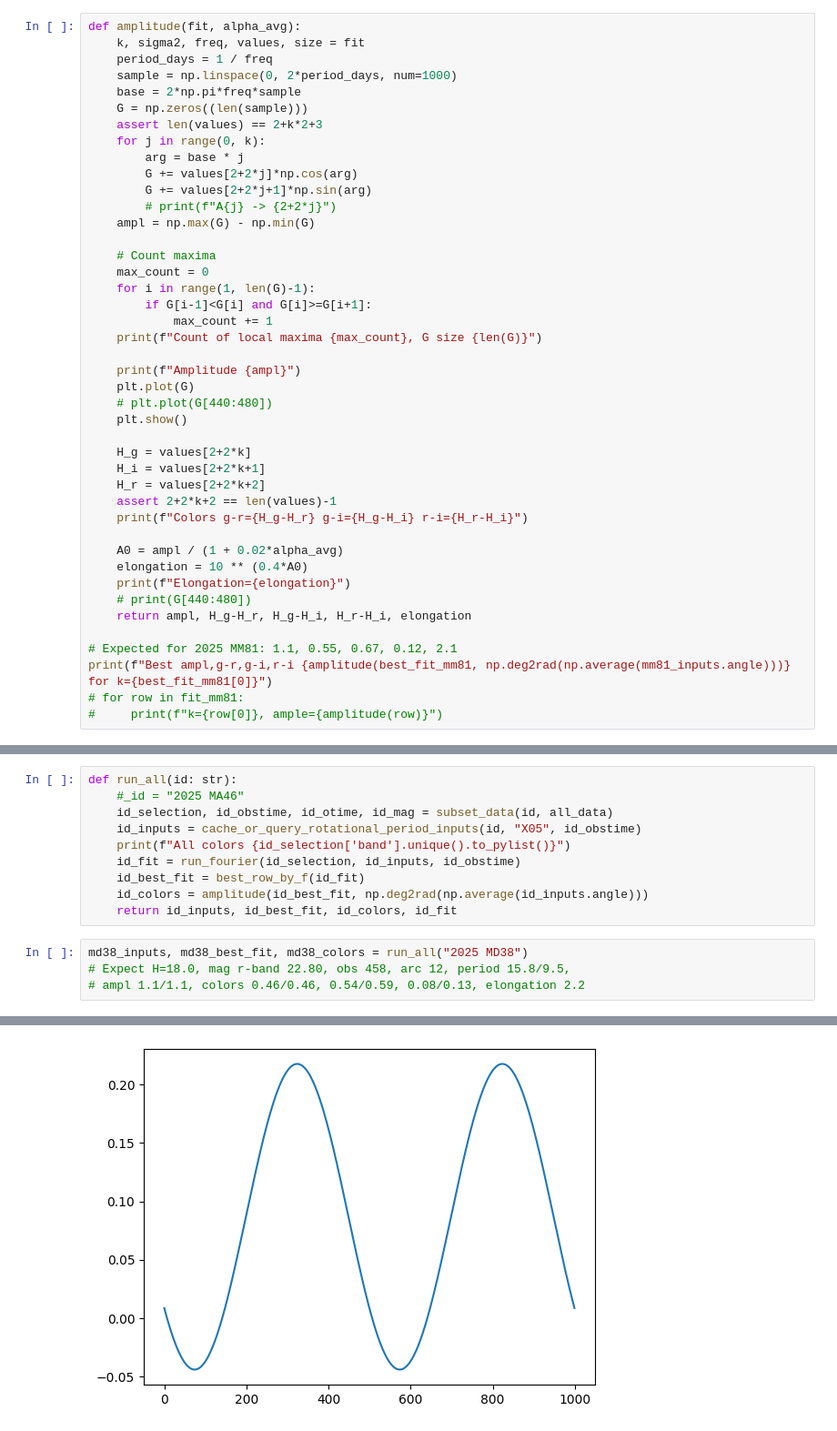
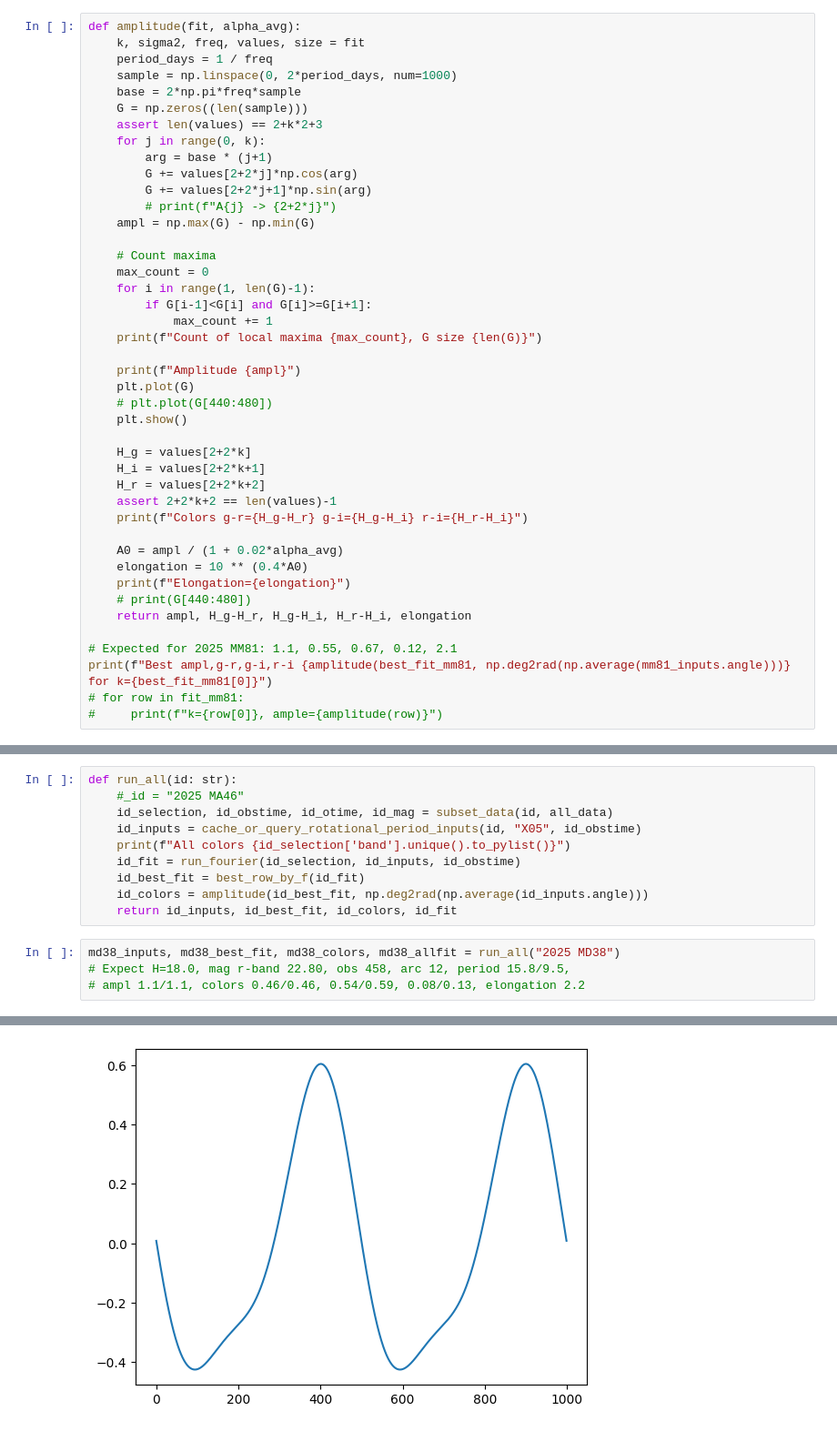
Before and after one commit to HoodedCrow/adam_core, a Jupyter notebook: examples/rotation_period.ipynb, the cells around one changed output, grey strips where cells are left out. Shown at 91% size. Saved outputs shown, nothing was run; the diff lists cells and outputs as text.

```diff
--- a/examples/rotation_period.ipynb
+++ b/examples/rotation_period.ipynb
@@ -369,7 +369,7 @@ def amplitude(fit, alpha_avg):
     G = np.zeros((len(sample)))
     assert len(values) == 2+k*2+3
     for j in range(0, k):
-        arg = base * j
+        arg = base * (j+1)
         G += values[2+2*j]*np.cos(arg)
         G += values[2+2*j+1]*np.sin(arg)
         # print(f"A{j} -> {2+2*j}")
@@ -525,7 +520,7 @@ def run_all(id: str):
     id_colors = amplitude(id_best_fit, np.deg2rad(np.average(id_inputs.angle)))
     return id_inputs, id_best_fit, id_colors, id_fit
 # %%
-md38_inputs, md38_best_fit, md38_colors = run_all("2025 MD38")
+md38_inputs, md38_best_fit, md38_colors, md38_allfit = run_all("2025 MD38")
 # Expect H=18.0, mag r-band 22.80, obs 458, arc 12, period 15.8/9.5,
 # ampl 1.1/1.1, colors 0.46/0.46, 0.54/0.59, 0.08/0.13, elongation 2.2
 # %% [output]
@@ -551,2 +546,2 @@ Amplitude 0.2621433274567972
-[figure, old version]
+[figure, new version]
 Colors g-r=0.46777440573420037 g-i=0.6187484334497917 r-i=0.15097402771559132
```
Also changed, not shown: parts of 10 cells of this notebook.
